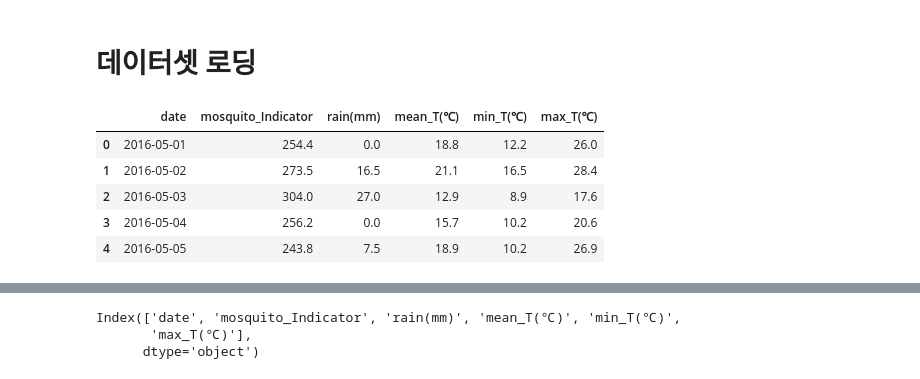
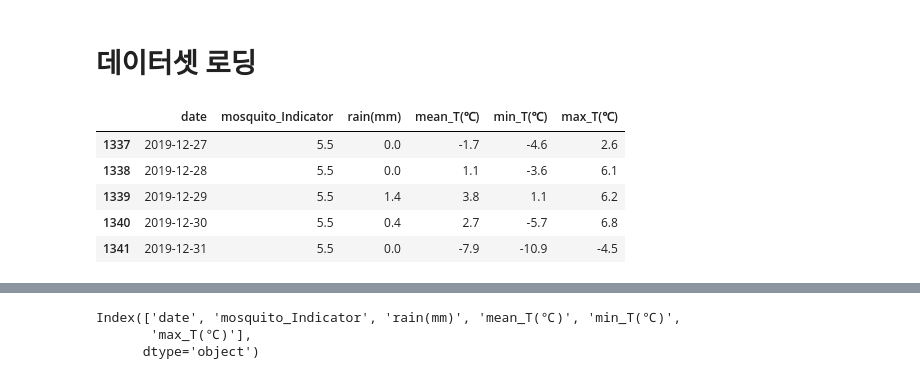
Before and after one commit to pyh5214/ML_Time-Series-Analysis, a Jupyter notebook: mos 1.ipynb, the cells around one changed output, grey strips where cells are left out. Saved outputs shown, nothing was run; the diff lists cells and outputs as text; code cells hidden in the pictures.

```diff
--- a/mos 1.ipynb
+++ b/mos 1.ipynb
@@ -30,11 +32,11 @@ warnings.filterwarnings('ignore')
 # %%
 mos = pd.read_csv('C:\\k_disital\\source\\mygit\\ML-First-Project\\mosquito_Indicator.csv')
 # %%
-mos.head()
+mos.tail()
 # %% [output]
 |  | date | mosquito_Indicator | rain(mm) | mean_T(℃) | min_T(℃) | max_T(℃) |
-| 0 | 2016-05-01 | 254.4 | 0.0 | 18.8 | 12.2 | 26.0 |
-| 1 | 2016-05-02 | 273.5 | 16.5 | 21.1 | 16.5 | 28.4 |
-| 2 | 2016-05-03 | 304.0 | 27.0 | 12.9 | 8.9 | 17.6 |
-| 3 | 2016-05-04 | 256.2 | 0.0 | 15.7 | 10.2 | 20.6 |
-| 4 | 2016-05-05 | 243.8 | 7.5 | 18.9 | 10.2 | 26.9 |
+| 1337 | 2019-12-27 | 5.5 | 0.0 | -1.7 | -4.6 | 2.6 |
+| 1338 | 2019-12-28 | 5.5 | 0.0 | 1.1 | -3.6 | 6.1 |
+| 1339 | 2019-12-29 | 5.5 | 1.4 | 3.8 | 1.1 | 6.2 |
+| 1340 | 2019-12-30 | 5.5 | 0.4 | 2.7 | -5.7 | 6.8 |
+| 1341 | 2019-12-31 | 5.5 | 0.0 | -7.9 | -10.9 | -4.5 |
```
Also changed, not shown: parts of 109 cells of this notebook, 4 other files.
